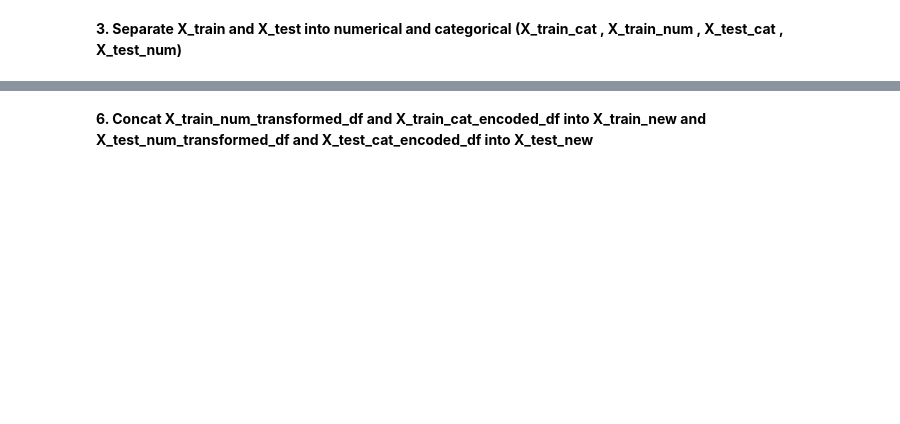
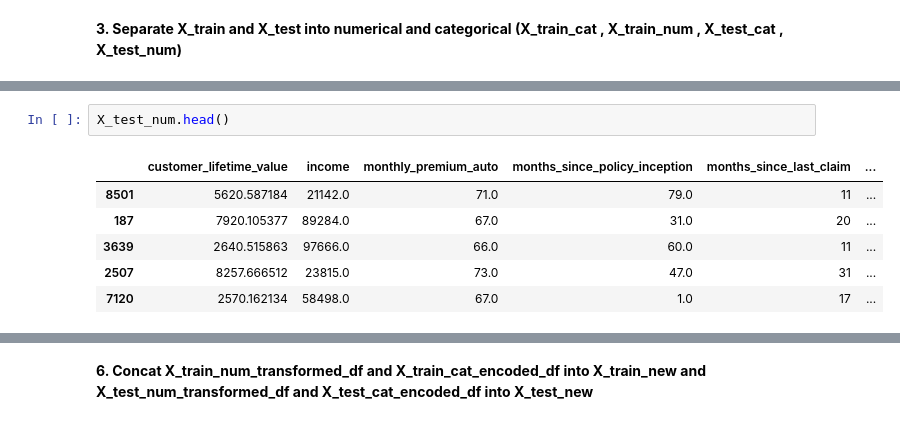
Before and after one commit to marina-lc16/lab-comparing-regression-models, a Jupyter notebook: lab_comparing_regression_models_final.ipynb, the cells around one changed output, grey strips where cells are left out. Cells and saved outputs as stored; diff of their text form; blank space fills up the shorter version.

```diff
--- a/lab_comparing_regression_models_final.ipynb
+++ b/lab_comparing_regression_models_final.ipynb
@@ -857,0 +750,9 @@ _____
+# %%
+X_test_num.head()
+# %% [output]
+|  | customer_lifetime_value | income | monthly_premium_auto | months_since_policy_inception | months_since_last_claim | ... |
+| 8501 | 5620.587184 | 21142.0 | 71.0 | 79.0 | 11 | ... |
+| 187 | 7920.105377 | 89284.0 | 67.0 | 31.0 | 20 | ... |
+| 3639 | 2640.515863 | 97666.0 | 66.0 | 60.0 | 11 | ... |
+| 2507 | 8257.666512 | 23815.0 | 73.0 | 47.0 | 31 | ... |
+| 7120 | 2570.162134 | 58498.0 | 67.0 | 1.0 | 17 | ... |
```
Also changed, not shown: parts of 59 cells of this notebook.
